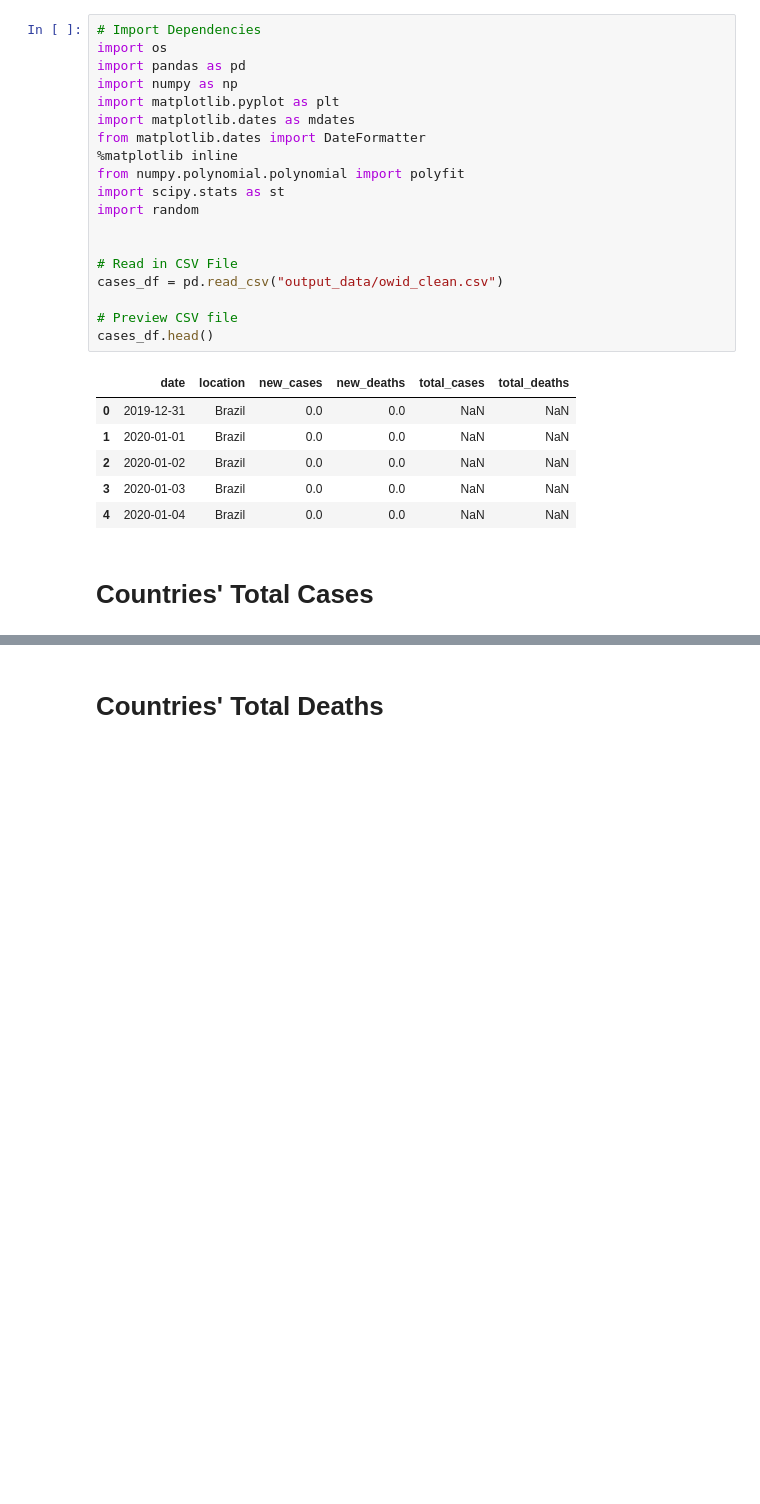
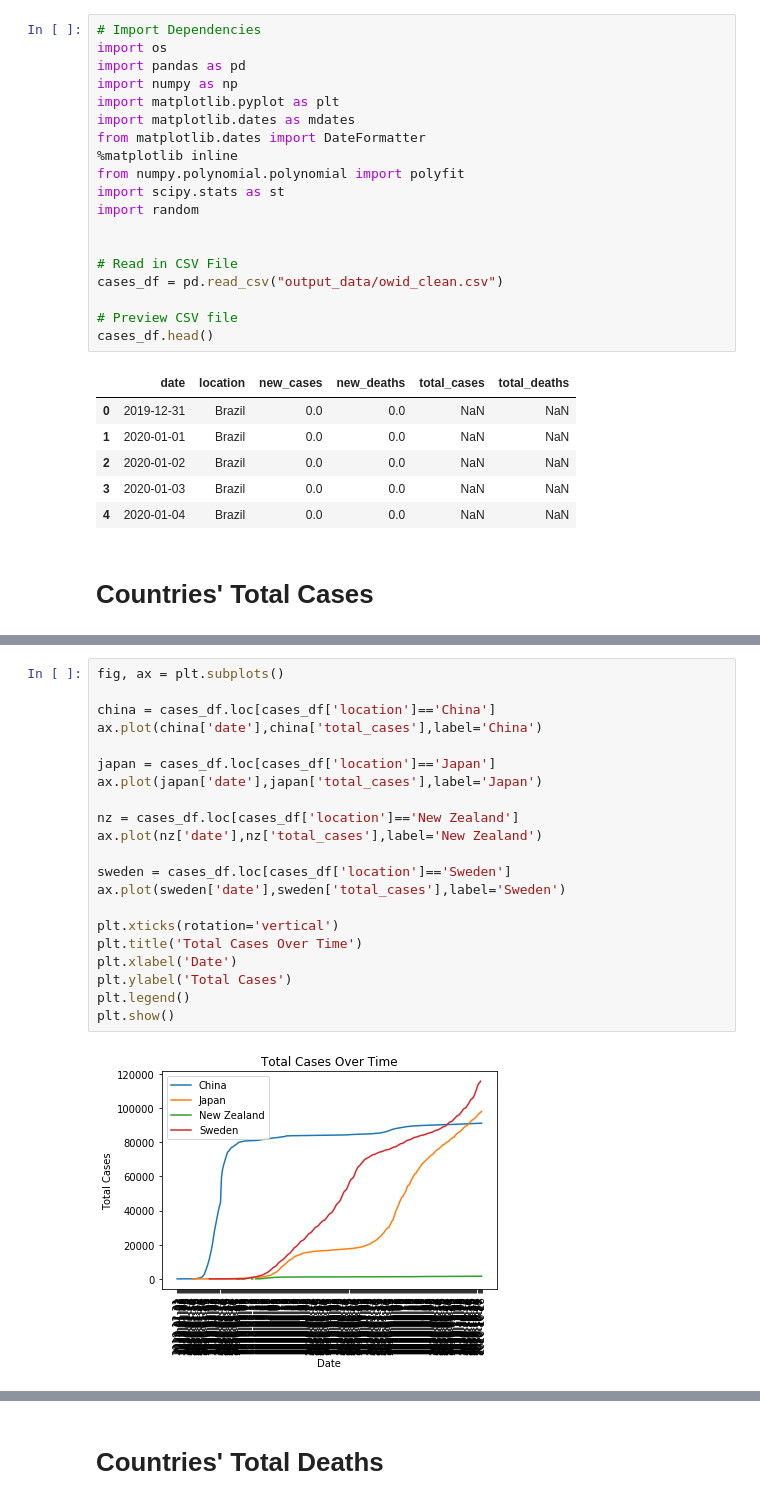
Before and after one commit to rejane-b/Project_1, a Jupyter notebook: Daily_Cases_Total_Cases.ipynb, the cells around one changed output, grey strips where cells are left out. Saved outputs shown, nothing was run; the diff lists cells and outputs as text; blank space fills up the shorter version.

```diff
--- a/Daily_Cases_Total_Cases.ipynb
+++ b/Daily_Cases_Total_Cases.ipynb
@@ -56,0 +52,23 @@ ValueError: Invalid RGBA argument: [(0.2638056275923287, 0.1436532246189644, 0.0
+# %%
+fig, ax = plt.subplots()
+
+china = cases_df.loc[cases_df['location']=='China']
+ax.plot(china['date'],china['total_cases'],label='China')
+
+japan = cases_df.loc[cases_df['location']=='Japan']
+ax.plot(japan['date'],japan['total_cases'],label='Japan')
+
+nz = cases_df.loc[cases_df['location']=='New Zealand']
+ax.plot(nz['date'],nz['total_cases'],label='New Zealand')
+
+sweden = cases_df.loc[cases_df['location']=='Sweden']
+ax.plot(sweden['date'],sweden['total_cases'],label='Sweden')
+
+plt.xticks(rotation='vertical')
+plt.title('Total Cases Over Time')
+plt.xlabel('Date')
+plt.ylabel('Total Cases')
+plt.legend()
+plt.show()
+# %% [output]
+[figure, added]
```
Also changed, not shown: parts of 9 cells of this notebook, 1 other file.
